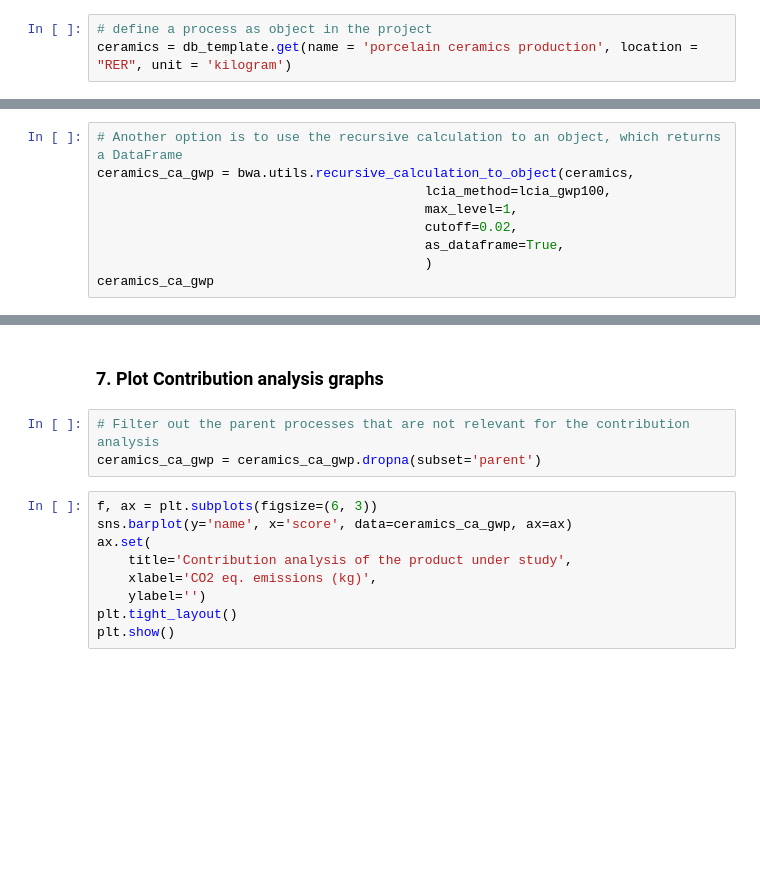
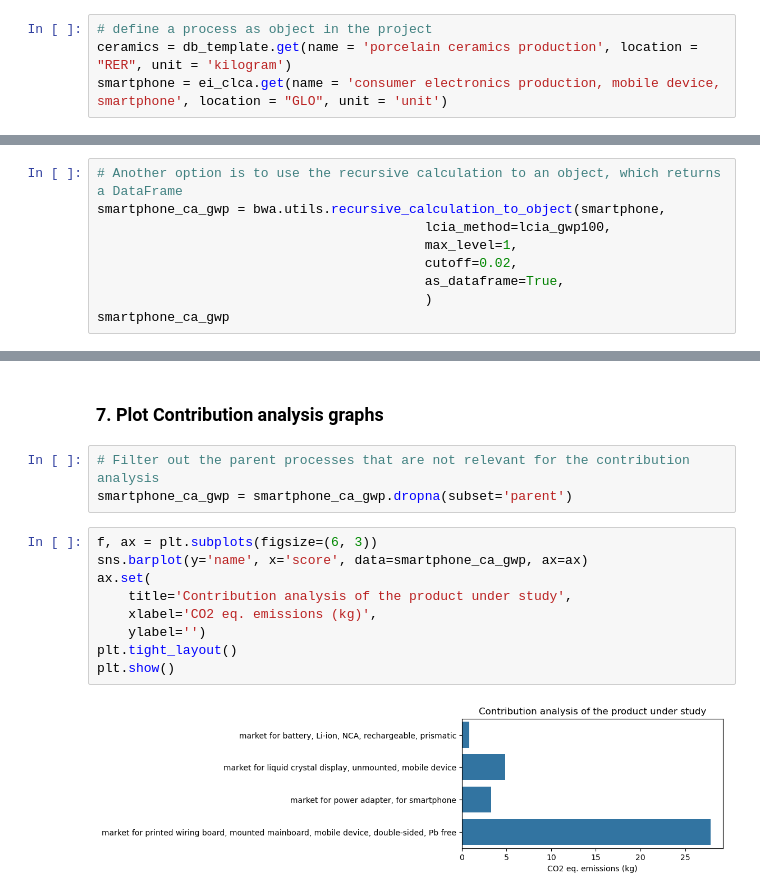
Before and after one commit to tfweber/LCA_Toolbox, a Jupyter notebook: 03_analysis.ipynb, the cells around one changed output, grey strips where cells are left out. Drawn from its saved outputs; the diff is of its cells as text; blank space fills up the shorter version.

Commit message:
New example analysis smartphone

```diff
--- a/03_analysis.ipynb
+++ b/03_analysis.ipynb
@@ -43,4 +64,5 @@ ei_clca.search('market group for electricity GLO')
 # %%
 # define a process as object in the project
 ceramics = db_template.get(name = 'porcelain ceramics production', location = "RER", unit = 'kilogram')
+smartphone = ei_clca.get(name = 'consumer electronics production, mobile device, smartphone', location = "GLO", unit = 'unit')
 # %%
@@ -84,9 +138,9 @@ lcia_method=lcia_gwp100,max_level=3,cutoff=0.05)
 # %%
 # Another option is to use the recursive calculation to an object, which returns a DataFrame
-ceramics_ca_gwp = bwa.utils.recursive_calculation_to_object(ceramics,
+smartphone_ca_gwp = bwa.utils.recursive_calculation_to_object(smartphone,
                                           lcia_method=lcia_gwp100,
                                           max_level=1,
                                           cutoff=0.02,
                                           as_dataframe=True,
                                           )
-ceramics_ca_gwp
+smartphone_ca_gwp
@@ -100,13 +185,15 @@ ceramics_lca.to_dataframe().pivot_table(index='row_name',values='amount',aggfunc
 ### 7. Plot Contribution analysis graphs
 # %%
 # Filter out the parent processes that are not relevant for the contribution analysis
-ceramics_ca_gwp = ceramics_ca_gwp.dropna(subset='parent')
+smartphone_ca_gwp = smartphone_ca_gwp.dropna(subset='parent')
 # %%
 f, ax = plt.subplots(figsize=(6, 3))
-sns.barplot(y='name', x='score', data=ceramics_ca_gwp, ax=ax)
+sns.barplot(y='name', x='score', data=smartphone_ca_gwp, ax=ax)
 ax.set(
     title='Contribution analysis of the product under study',
     xlabel='CO2 eq. emissions (kg)',
     ylabel='')
 plt.tight_layout()
 plt.show()
+# %% [output]
+[figure, added]
```
Also changed, not shown: parts of 10 cells of this notebook.
